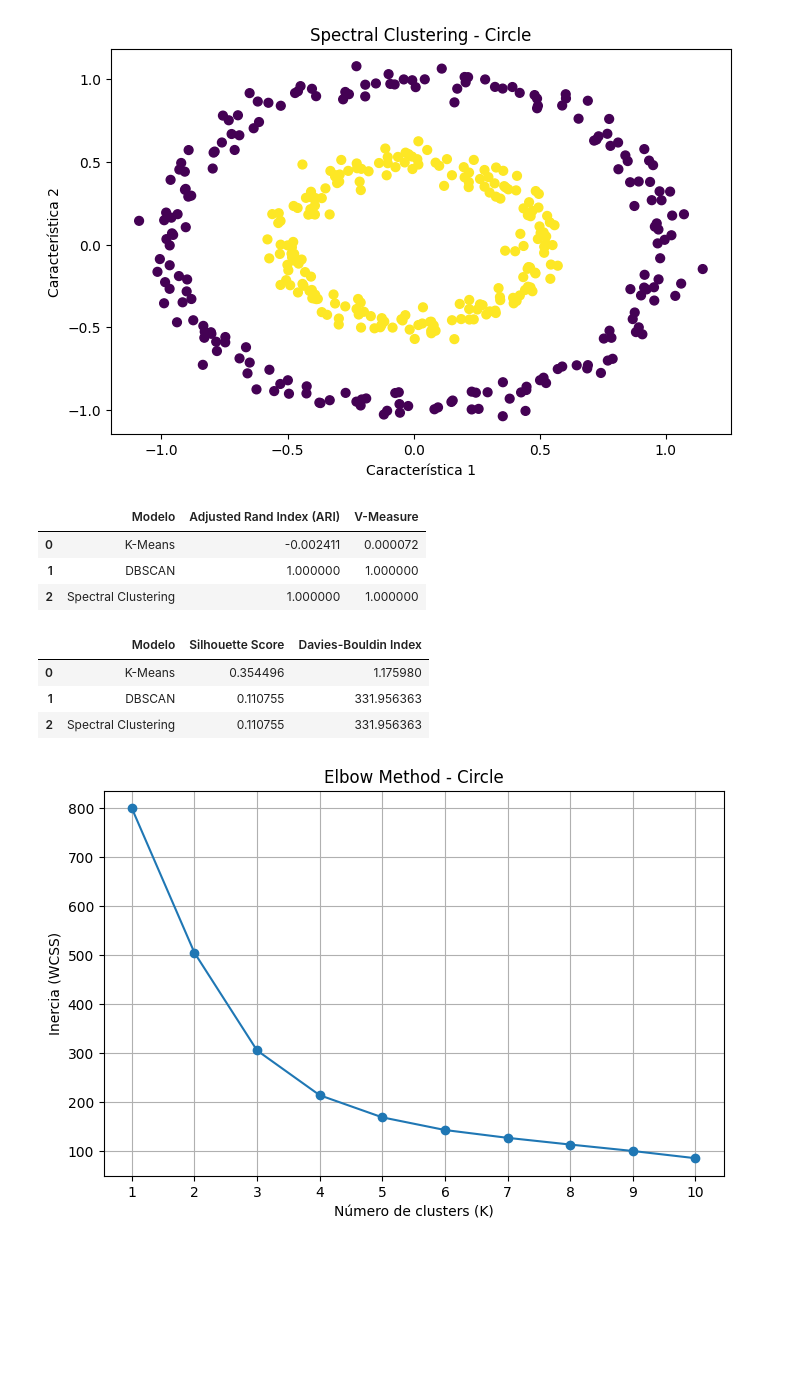
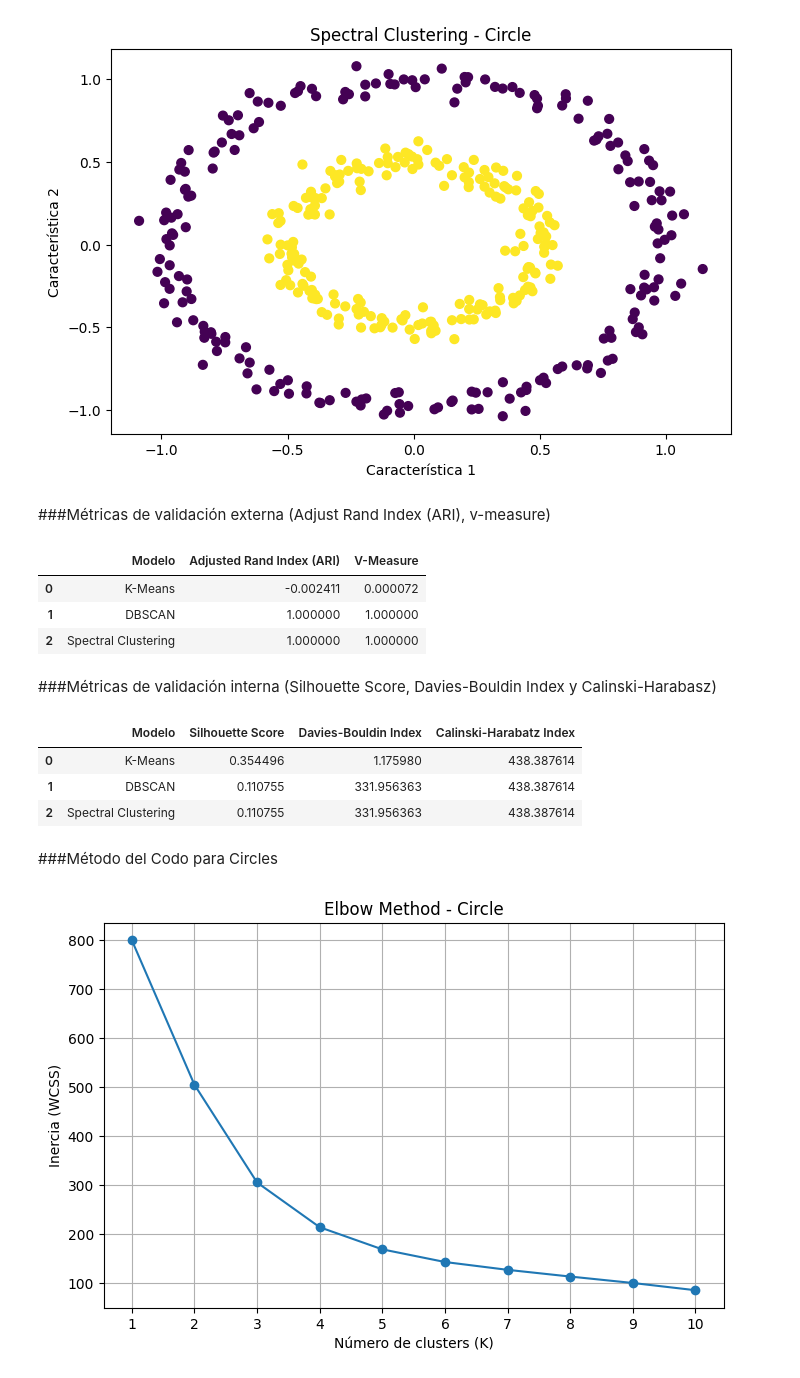
Before and after one commit to rocio-mr/clustering-mcd, a Jupyter notebook: Actividad_7_Clustering.ipynb, the cells around one changed output. Cells and saved outputs as stored; diff of their text form; code cells hidden in the pictures; blank space fills up the shorter version.

```diff
--- a/Actividad_7_Clustering.ipynb
+++ b/Actividad_7_Clustering.ipynb
@@ -258,0 +110,4 @@ X, y = make_moons(
+# %%
+#Obtenemos las etiquetas
+labels_dbscan_iris = dbscan.fit_predict(X_iris_escalado)
+labels_dbscan_iris
@@ -491,7 +597,4 @@ resultados_externos
 # %%
-#Ahora pasamos a las métricas de validación interna
-import numpy as np
-
 resultados_internos = []
 
 for nombre, labels in modelos.items():
@@ -501,12 +604,12 @@ for nombre, labels in modelos.items():
 
         mask = labels != -1
 
-        X_eval = X_escalado[mask]
+        X_eval = X_moons_escalado[mask]
         labels_eval = labels[mask]
 
     else:
 
-        X_eval = X_escalado
+        X_eval = X_moons_escalado
         labels_eval = labels
 
     # Verificar que existan al menos 2 clusters
@@ -521,16 +624,22 @@ for nombre, labels in modelos.items():
             X_eval,
             labels_eval
         )
+        calinski = calinski_harabasz_score(
+            X_eval,
+            labels_eval
+        )
 
     else:
 
         silhouette = np.nan
         davies_bouldin = np.nan
+        calinksi = np.nan
 
     resultados_internos.append([
         nombre,
         silhouette,
-        davies_bouldin
+        davies_bouldin,
+        calinski
     ])
 
 resultados_internos = pd.DataFrame(
@@ -538,7 +647,8 @@ resultados_internos = pd.DataFrame(
     columns=[
         "Modelo",
         "Silhouette Score",
-        "Davies-Bouldin Index"
+        "Davies-Bouldin Index",
+        "Calinski-Harabatz Index"
     ]
 )
 
@@ -726,5 +849,5 @@ Puntos considerados ruido: 0
 # %%
-#Entrenando el Spectral Clustering
+#Configuración y entrenamiento del modelo
 
 spectral = SpectralClustering(
     n_clusters=2,
@@ -732,8 +855,8 @@ spectral = SpectralClustering(
     random_state=42
 )
 
-labels_spectral = spectral.fit_predict(X_circles_escalado)
-labels_spectral
+labels_spectral_circles = spectral.fit_predict(X_circles_escalado)
+labels_spectral_circles
 # %% [output]
 array([1, 1, 0, 1, 0, 0, 1, 0, 1, 0, 0, 1, 0, 0, 0, 0, 1, 1, 1, 1, 0, 0,
        1, 1, 0, 1, 0, 1, 1, 0, 1, 0, 1, 0, 1, 0, 0, 1, 0, 0, 1, 0, 0, 0,
@@ -771,11 +895,13 @@ plt.ylabel("Característica 2")
 plt.show()
 # %% [output]
 [figure]
+# %% [markdown]
+###Métricas de validación externa (Adjust Rand Index (ARI), v-measure)
 # %%
 modelos = {
     "K-Means": labels_kmeans_circles,
     "DBSCAN": labels_dbscan_circles,
-    "Spectral Clustering": labels_spectral
+    "Spectral Clustering": labels_spectral_circles
 }
 
 resultados_externos = []
@@ -813,14 +939,13 @@ resultados_externos
 | 0 | K-Means | -0.002411 | 0.000072 |
 | 1 | DBSCAN | 1.000000 | 1.000000 |
 | 2 | Spectral Clustering | 1.000000 | 1.000000 |
+# %% [markdown]
+###Métricas de validación interna (Silhouette Score, Davies-Bouldin Index y Calinski-Harabasz)
 # %%
-#Métricas de validación interna
-
 resultados_internos = []
 
 for nombre, labels in modelos.items():
 
-    # En DBSCAN, -1 representa ruido
     if -1 in labels:
 
         mask = labels != -1
@@ -833,45 +958,51 @@ for nombre, labels in modelos.items():
         X_eval = X_circles_escalado
         labels_eval = labels
 
-    # Verificar que existan al menos 2 clusters
     if len(np.unique(labels_eval)) >= 2:
 
         silhouette = silhouette_score(
             X_eval,
             labels_eval
         )
 
         davies_bouldin = davies_bouldin_score(
             X_eval,
             labels_eval
         )
+        calinksi = calinski_harabasz_score(
+            X_eval,
+            labels_eval
+        )
 
     else:
 
         silhouette = np.nan
         davies_bouldin = np.nan
+        calinski = np.nan
 
     resultados_internos.append([
         nombre,
         silhouette,
-        davies_bouldin
+        davies_bouldin,
+        calinski
     ])
 
 resultados_internos = pd.DataFrame(
     resultados_internos,
     columns=[
         "Modelo",
         "Silhouette Score",
-        "Davies-Bouldin Index"
+        "Davies-Bouldin Index",
+        "Calinski-Harabatz Index"
     ]
 )
 
 resultados_internos
 # %% [output]
-|  | Modelo | Silhouette Score | Davies-Bouldin Index |
-| 0 | K-Means | 0.354496 | 1.175980 |
-| 1 | DBSCAN | 0.110755 | 331.956363 |
-| 2 | Spectral Clustering | 0.110755 | 331.956363 |
+|  | Modelo | Silhouette Score | Davies-Bouldin Index | Calinski-Harabatz Index |
+| 0 | K-Means | 0.354496 | 1.175980 | 438.387614 |
+| 1 | DBSCAN | 0.110755 | 331.956363 | 438.387614 |
+| 2 | Spectral Clustering | 0.110755 | 331.956363 | 438.387614 |
 # %%
 inertias = []
 
@@ -888,6 +1019,8 @@ for k in K:
     kmeans.fit(X_circles_escalado)
 
     inertias.append(kmeans.inertia_)
+# %% [markdown]
+###Método del Codo para Circles
 # %%
 plt.figure(figsize=(8, 5))
 
```
Also changed, not shown: parts of 80 cells of this notebook.
